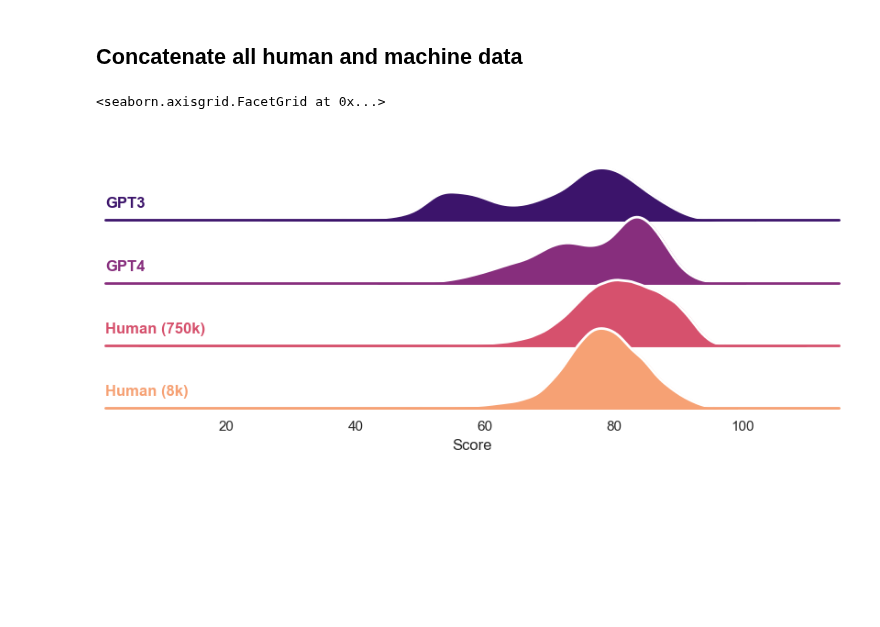
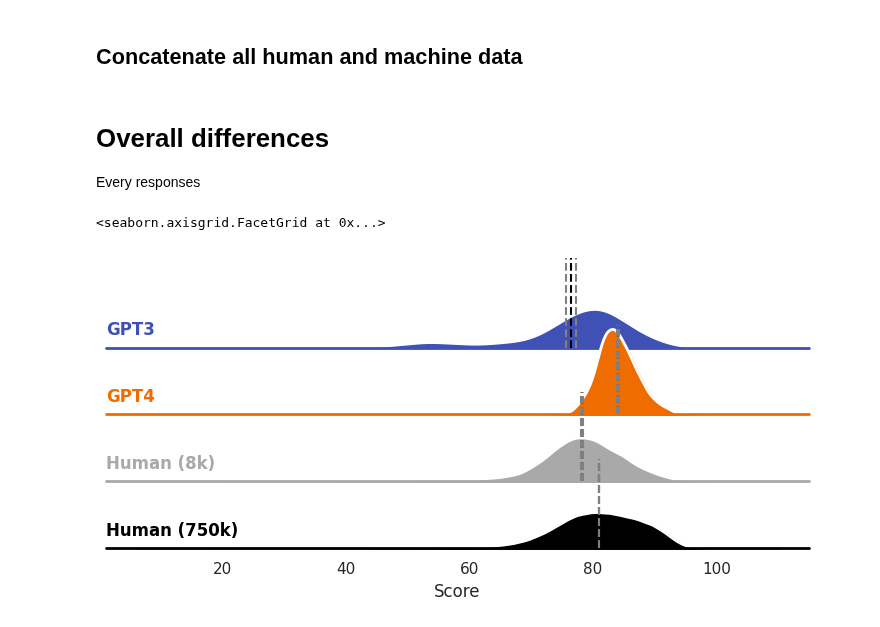
Before and after one commit to AntoineBellemare/DAT_GPT, a Jupyter notebook: scripts/visualization.ipynb, the cells around one changed output. Cells and saved outputs as stored; diff of their text form; code cells hidden in the pictures; blank space fills up the shorter version.

```diff
--- a/scripts/visualization.ipynb
+++ b/scripts/visualization.ipynb
@@ -26,7 +51,7 @@ dat_study = df['dat'].astype(float).tolist()
 # %%
 #load DAT big data file
 global_crea = pd.read_csv('./global-creativity.csv')
-dat_study = global_crea['score']
+DAT_bigdata = global_crea['score']
 # %% [markdown]
 ## Fetch machine data
 * GPT-3.5turbo
@@ -142,55 +170,63 @@ Number of valid words 28
 # %% [markdown]
 ## Concatenate all human and machine data
 # %%
+# Concatenate the website data with the results DataFrame
 results_df = pd.concat([results_df, pd.DataFrame({'Temperature': np.tile(None, len(DAT_bigdata)),
-                                                  'Strategy': np.tile(None, len(DAT_bigdata)),
+                                                  'Strategy': np.tile('Original instructions', len(DAT_bigdata)),
                                                   'Score': np.array(DAT_bigdata),
                                                   'Model': np.tile('Human (750k)', len(DAT_bigdata)),
-                                                  'Control': np.tile(None, len(DAT_bigdata))})])
+                                                  'Control': np.tile('Original instructions', len(DAT_bigdata))})])
+# concat with study data
 results_df = pd.concat([results_df, pd.DataFrame({'Temperature': np.tile(None, len(dat_study)),
-                                                  'Strategy': np.tile(None, len(dat_study)),
+                                                  'Strategy': np.tile('Original instructions', len(dat_study)),
                                                   'Score': np.array(dat_study),
                                                   'Model': np.tile('Human (8k)', len(dat_study)),
-                                                  'Control': np.tile(None, len(dat_study))})])
+                                                  'Control': np.tile('Original instructions', len(dat_study))})])
 # %%
 results_df.to_csv('concatenated_results.csv', index=False)
+# %% [markdown]
+# Overall differences
+Every responses
 # %%
-import numpy as np
-import pandas as pd
 import seaborn as sns
 import matplotlib.pyplot as plt
 sns.set_theme(style="white", rc={"axes.facecolor": (0, 0, 0, 0)})
-
 # Initialize the FacetGrid object
-pal = sns.color_palette('magma',n_colors=4, desat=.9)
-g = sns.FacetGrid(results_df, row="Model", hue="Model", aspect=9, height=1, palette=pal)
+pal = [colors['GPT3_mid_DAT'],
+       colors['GPT4_mid_DAT'],
+       colors['Human (8k)'],
+       colors['Human (750k)'],]
+order = ['GPT3', 'GPT4', 'Human (8k)','Human (750k)']
+g = sns.FacetGrid(results_df.loc[results_df['Strategy']=='Original instructions'],
+                  row="Model", hue="Model", aspect=8, height=1, palette=pal, row_order=order)
 
 # Draw the densities in a few steps
 g.map(sns.kdeplot, "Score",
       bw_adjust=1, clip_on=False,
       fill=True, alpha=1, linewidth=1.5)
 g.map(sns.kdeplot, "Score", clip_on=False, color="w", lw=2, bw_adjust=1)
-
 # passing color=None to refline() uses the hue mapping
 g.refline(y=0, linewidth=2, linestyle="-", color=None, clip_on=False)
-
-
 # Define and use a simple function to label the plot in axes coordinates
 def label(x, color, label):
     ax = plt.gca()
     ax.text(0, .2, label, fontweight="bold", color=color,
             ha="left", va="center", transform=ax.transAxes)
-
-
 g.map(label, "Score")
+mean_conf, pvals, tvals = analyze_results(results_df.loc[results_df['Strategy']=='Original instructions'], 'Model')
+# Add vertical lines for mean and confidence intervals
+for ax, model in zip(g.axes.flat, order):
+    ax.axvline(mean_conf[mean_conf['Model'] == model]['mean'].values[0], color='black', linestyle='--')
+    ax.axvline(mean_conf[mean_conf['Model'] == model]['ci_low'].values[0], color='gray', linestyle='--')
+    ax.axvline(mean_conf[mean_conf['Model'] == model]['ci_high'].values[0], color='gray', linestyle='--')
 
 # Set the subplots to overlap
 g.figure.subplots_adjust(hspace=-.25)
 
 # Remove axes details that don't play well with overlap
 g.set_titles("")
 g.set(yticks=[], ylabel="")
 g.despine(bottom=True, left=True)
 # %% [output]
 <seaborn.axisgrid.FacetGrid at 0x...>
-[figure, old version]
+[figure, new version]
```
Also changed, not shown: parts of 13 cells of this notebook, 1 other file.
